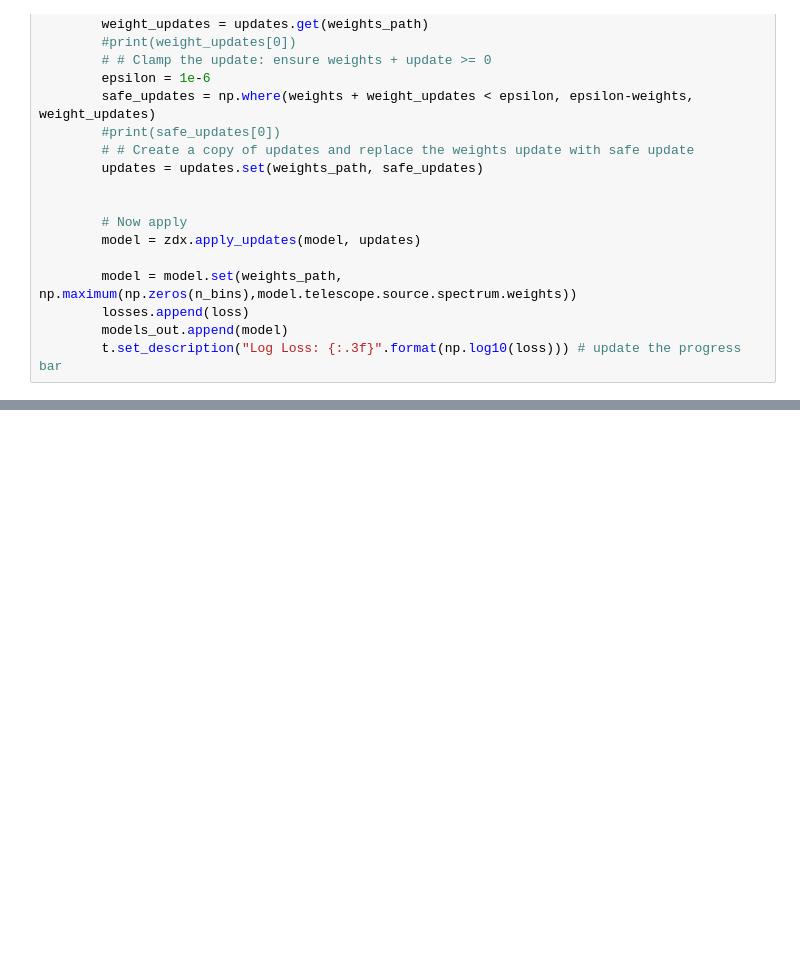
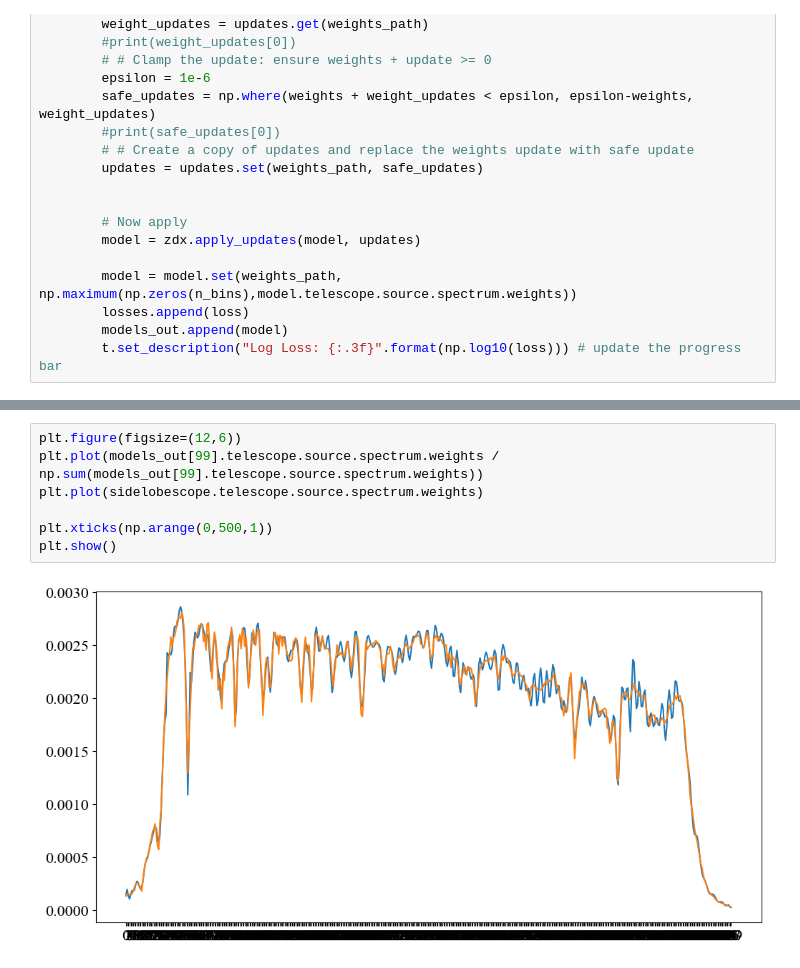
Before and after one commit to milolangker/honours, a Jupyter notebook: wk12/model_4_sidelobes.ipynb, the cells around one changed output, grey strips where cells are left out. Cells and saved outputs as stored; diff of their text form; blank space fills up the shorter version.

```diff
--- a/wk12/model_4_sidelobes.ipynb
+++ b/wk12/model_4_sidelobes.ipynb
@@ -147,0 +236,9 @@ with tqdm(range(100),desc='Gradient Descent') as t:
+# %%
+plt.figure(figsize=(12,6))
+plt.plot(models_out[99].telescope.source.spectrum.weights / np.sum(models_out[99].telescope.source.spectrum.weights))
+plt.plot(sidelobescope.telescope.source.spectrum.weights)
+
+plt.xticks(np.arange(0,500,1))
+plt.show()
+# %% [output]
+[figure, added]
```
Also changed, not shown: parts of 7 cells of this notebook, 19 other files.
